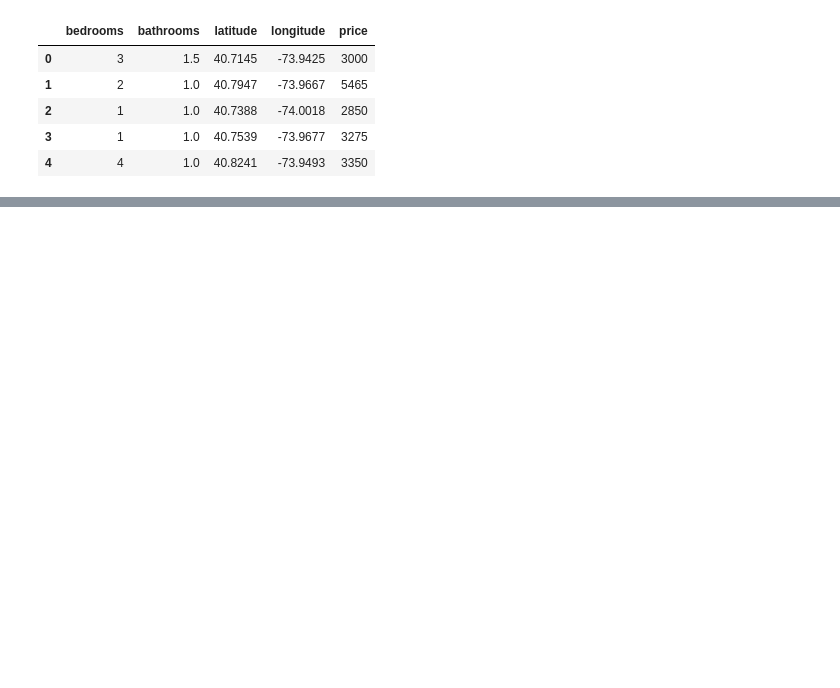
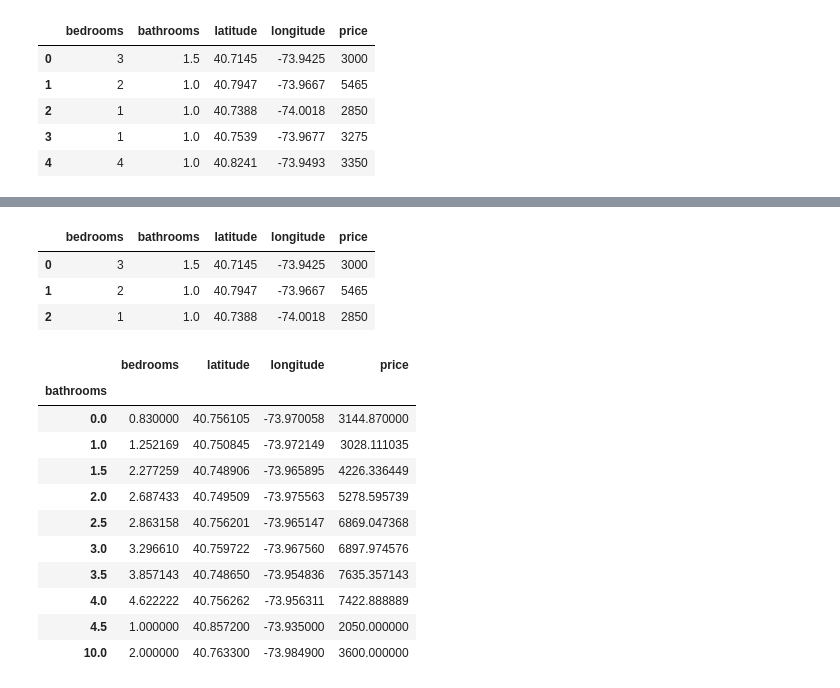
Before and after one commit to rasoh/ter_mlbook, a Jupyter notebook: ml_book.ipynb, the cells around one changed output, grey strips where cells are left out. Saved outputs shown, nothing was run; the diff lists cells and outputs as text; code cells hidden in the pictures; blank space fills up the shorter version.

```diff
--- a/ml_book.ipynb
+++ b/ml_book.ipynb
@@ -102,0 +212,24 @@ RandomForestRegressor(bootstrap=True, criterion='mse', max_depth=None,
+# %%
+dfi = dfi.reset_index() # overcome quirk in Pandas
+dfi.head(3)
+# %% [output]
+|  | bedrooms | bathrooms | latitude | longitude | price |
+| 0 | 3 | 1.5 | 40.7145 | -73.9425 | 3000 |
+| 1 | 2 | 1.0 | 40.7947 | -73.9667 | 5465 |
+| 2 | 1 | 1.0 | 40.7388 | -74.0018 | 2850 |
+# %%
+bybaths = df.groupby(['bathrooms']).mean()
+bybaths
+# %% [output]
+|  | bedrooms | latitude | longitude | price |
+| bathrooms |  |  |  |  |
+| 0.0 | 0.830000 | 40.756105 | -73.970058 | 3144.870000 |
+| 1.0 | 1.252169 | 40.750845 | -73.972149 | 3028.111035 |
+| 1.5 | 2.277259 | 40.748906 | -73.965895 | 4226.336449 |
+| 2.0 | 2.687433 | 40.749509 | -73.975563 | 5278.595739 |
+| 2.5 | 2.863158 | 40.756201 | -73.965147 | 6869.047368 |
+| 3.0 | 3.296610 | 40.759722 | -73.967560 | 6897.974576 |
+| 3.5 | 3.857143 | 40.748650 | -73.954836 | 7635.357143 |
+| 4.0 | 4.622222 | 40.756262 | -73.956311 | 7422.888889 |
+| 4.5 | 1.000000 | 40.857200 | -73.935000 | 2050.000000 |
+| 10.0 | 2.000000 | 40.763300 | -73.984900 | 3600.000000 |
```
Also changed, not shown: parts of 55 cells of this notebook.
